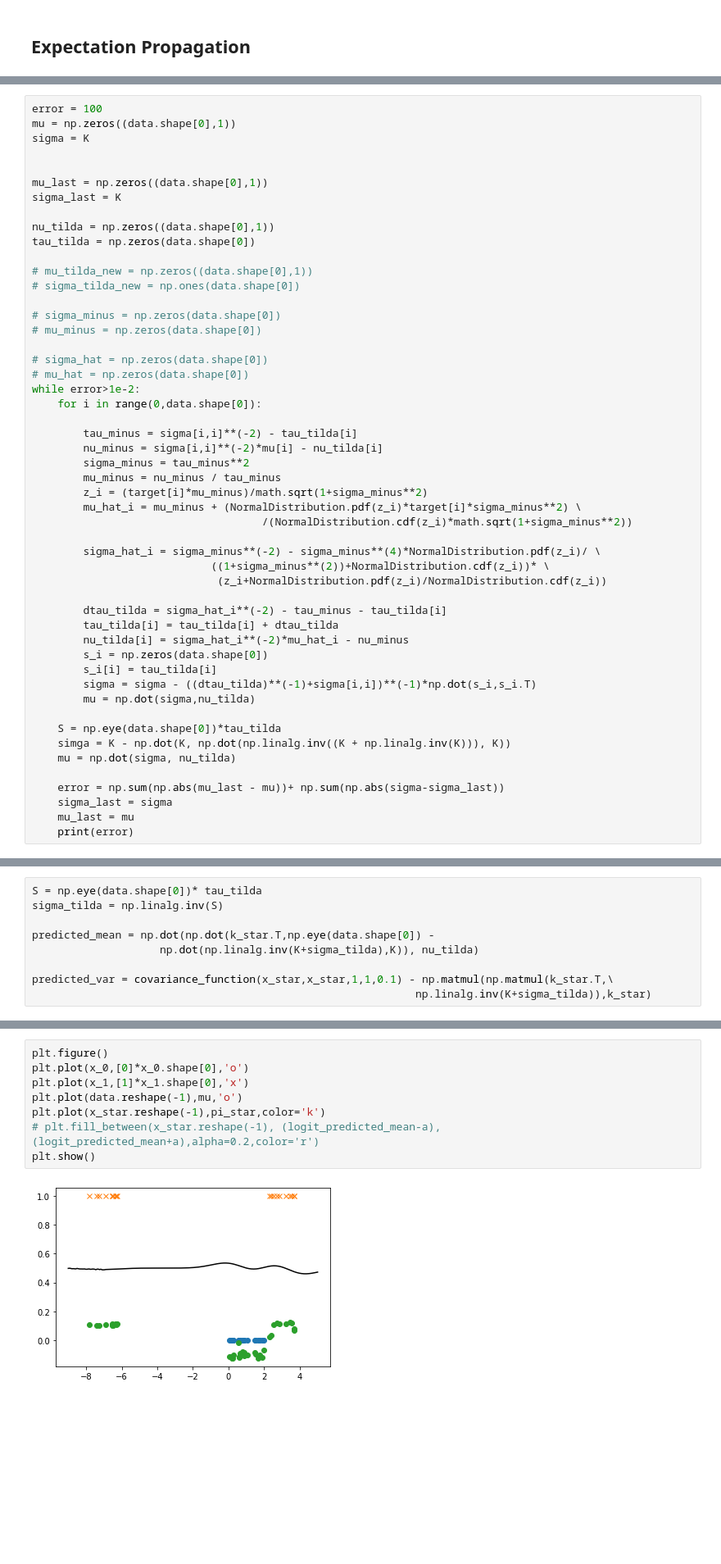
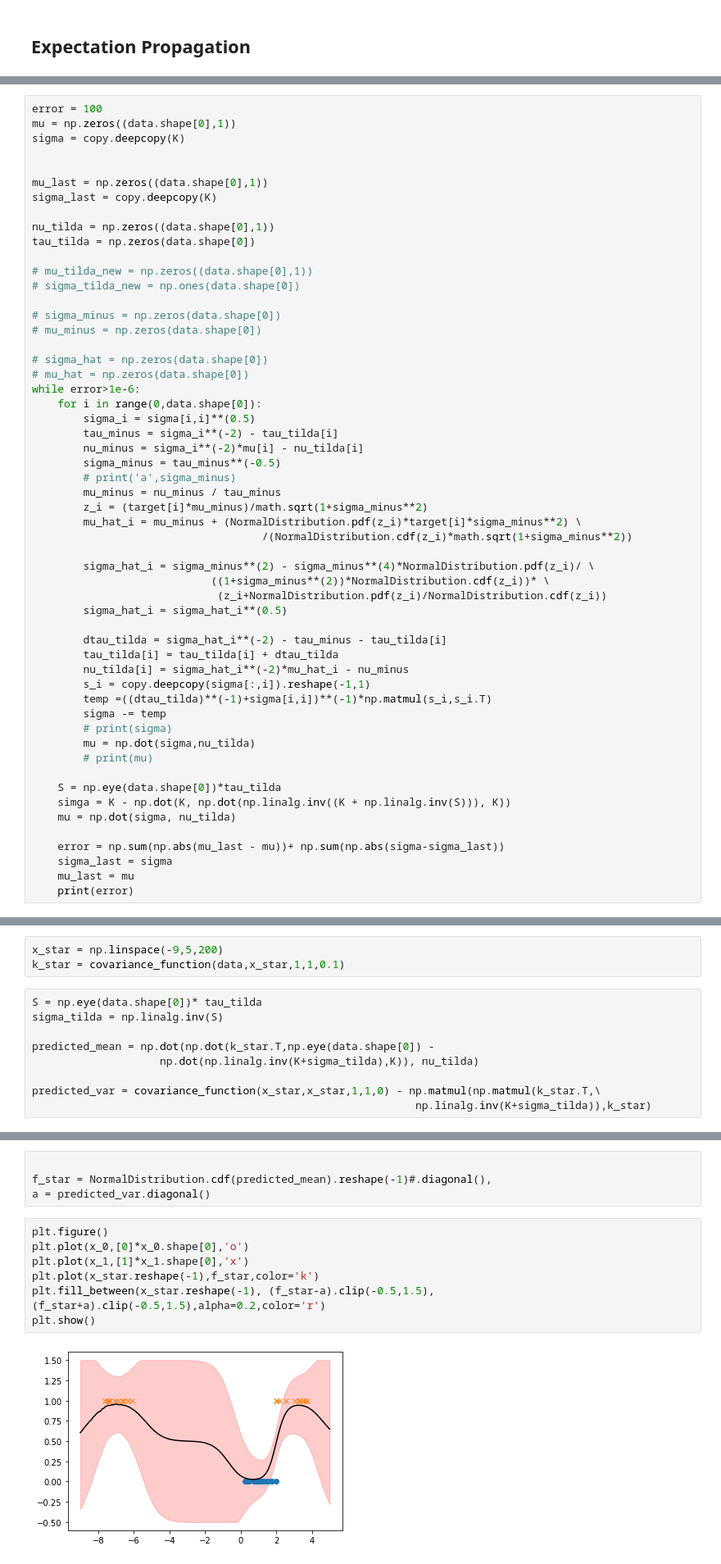
Before and after one commit to jeongeun980906/Uncertainty-Estimation-Baselines, a Jupyter notebook: GPC.ipynb, the cells around one changed output, grey strips where cells are left out. Shown at 82% size. Saved outputs shown, nothing was run; the diff lists cells and outputs as text; blank space fills up the shorter version.

```diff
--- a/GPC.ipynb
+++ b/GPC.ipynb
@@ -84,11 +105,11 @@ NormalDistribution=scipy.stats.norm(0, 1)
 # %%
 error = 100
 mu = np.zeros((data.shape[0],1))
-sigma = K
+sigma = copy.deepcopy(K)
 
 
 mu_last = np.zeros((data.shape[0],1))
-sigma_last = K
+sigma_last = copy.deepcopy(K)
 
 nu_tilda = np.zeros((data.shape[0],1))
 tau_tilda = np.zeros(data.shape[0])
@@ -101,31 +122,35 @@ tau_tilda = np.zeros(data.shape[0])
 
 # sigma_hat = np.zeros(data.shape[0])
 # mu_hat = np.zeros(data.shape[0])
-while error>1e-2:
+while error>1e-6:
     for i in range(0,data.shape[0]):
-
-        tau_minus = sigma[i,i]**(-2) - tau_tilda[i]
-        nu_minus = sigma[i,i]**(-2)*mu[i] - nu_tilda[i]
-        sigma_minus = tau_minus**2
+        sigma_i = sigma[i,i]**(0.5)
+        tau_minus = sigma_i**(-2) - tau_tilda[i]
+        nu_minus = sigma_i**(-2)*mu[i] - nu_tilda[i]
+        sigma_minus = tau_minus**(-0.5)
+        # print('a',sigma_minus)
         mu_minus = nu_minus / tau_minus
         z_i = (target[i]*mu_minus)/math.sqrt(1+sigma_minus**2)
         mu_hat_i = mu_minus + (NormalDistribution.pdf(z_i)*target[i]*sigma_minus**2) \
                                     /(NormalDistribution.cdf(z_i)*math.sqrt(1+sigma_minus**2))
 
-        sigma_hat_i = sigma_minus**(-2) - sigma_minus**(4)*NormalDistribution.pdf(z_i)/ \
-                            ((1+sigma_minus**(2))+NormalDistribution.cdf(z_i))* \
+        sigma_hat_i = sigma_minus**(2) - sigma_minus**(4)*NormalDistribution.pdf(z_i)/ \
+                            ((1+sigma_minus**(2))*NormalDistribution.cdf(z_i))* \
                              (z_i+NormalDistribution.pdf(z_i)/NormalDistribution.cdf(z_i))
+        sigma_hat_i = sigma_hat_i**(0.5)
 
         dtau_tilda = sigma_hat_i**(-2) - tau_minus - tau_tilda[i]
         tau_tilda[i] = tau_tilda[i] + dtau_tilda
         nu_tilda[i] = sigma_hat_i**(-2)*mu_hat_i - nu_minus
-        s_i = np.zeros(data.shape[0])
-        s_i[i] = tau_tilda[i]
-        sigma = sigma - ((dtau_tilda)**(-1)+sigma[i,i])**(-1)*np.dot(s_i,s_i.T)
+        s_i = copy.deepcopy(sigma[:,i]).reshape(-1,1)
+        temp =((dtau_tilda)**(-1)+sigma[i,i])**(-1)*np.matmul(s_i,s_i.T)
+        sigma -= temp
+        # print(sigma)
         mu = np.dot(sigma,nu_tilda)
+        # print(mu)
 
     S = np.eye(data.shape[0])*tau_tilda
-    simga = K - np.dot(K, np.dot(np.linalg.inv((K + np.linalg.inv(K))), K))
+    simga = K - np.dot(K, np.dot(np.linalg.inv((K + np.linalg.inv(S))), K))
     mu = np.dot(sigma, nu_tilda)
 
     error = np.sum(np.abs(mu_last - mu))+ np.sum(np.abs(sigma-sigma_last))
@@ -153,3 +169,6 @@ while error>1e-2:
+# %%
+x_star = np.linspace(-9,5,200)
+k_star = covariance_function(data,x_star,1,1,0.1)
 # %%
 S = np.eye(data.shape[0])* tau_tilda
 sigma_tilda = np.linalg.inv(S)
@@ -157,5 +176,5 @@ sigma_tilda = np.linalg.inv(S)
 predicted_mean = np.dot(np.dot(k_star.T,np.eye(data.shape[0]) -
                     np.dot(np.linalg.inv(K+sigma_tilda),K)), nu_tilda)
 
-predicted_var = covariance_function(x_star,x_star,1,1,0.1) - np.matmul(np.matmul(k_star.T,\
+predicted_var = covariance_function(x_star,x_star,1,1,0) - np.matmul(np.matmul(k_star.T,\
                                                             np.linalg.inv(K+sigma_tilda)),k_star)
@@ -170,10 +181,13 @@ pi_star = NormalDistribution.cdf(predicted_mean)#.diagonal()
+# %%
+
+f_star = NormalDistribution.cdf(predicted_mean).reshape(-1)#.diagonal(),
+a = predicted_var.diagonal()
 # %%
 plt.figure()
 plt.plot(x_0,[0]*x_0.shape[0],'o')
 plt.plot(x_1,[1]*x_1.shape[0],'x')
-plt.plot(data.reshape(-1),mu,'o')
-plt.plot(x_star.reshape(-1),pi_star,color='k')
-# plt.fill_between(x_star.reshape(-1), (logit_predicted_mean-a),(logit_predicted_mean+a),alpha=0.2,color='r')
+plt.plot(x_star.reshape(-1),f_star,color='k')
+plt.fill_between(x_star.reshape(-1), (f_star-a).clip(-0.5,1.5),(f_star+a).clip(-0.5,1.5),alpha=0.2,color='r')
 plt.show()
 # %% [output]
-[figure, old version]
+[figure, new version]
```
Also changed, not shown: parts of 8 cells of this notebook.
